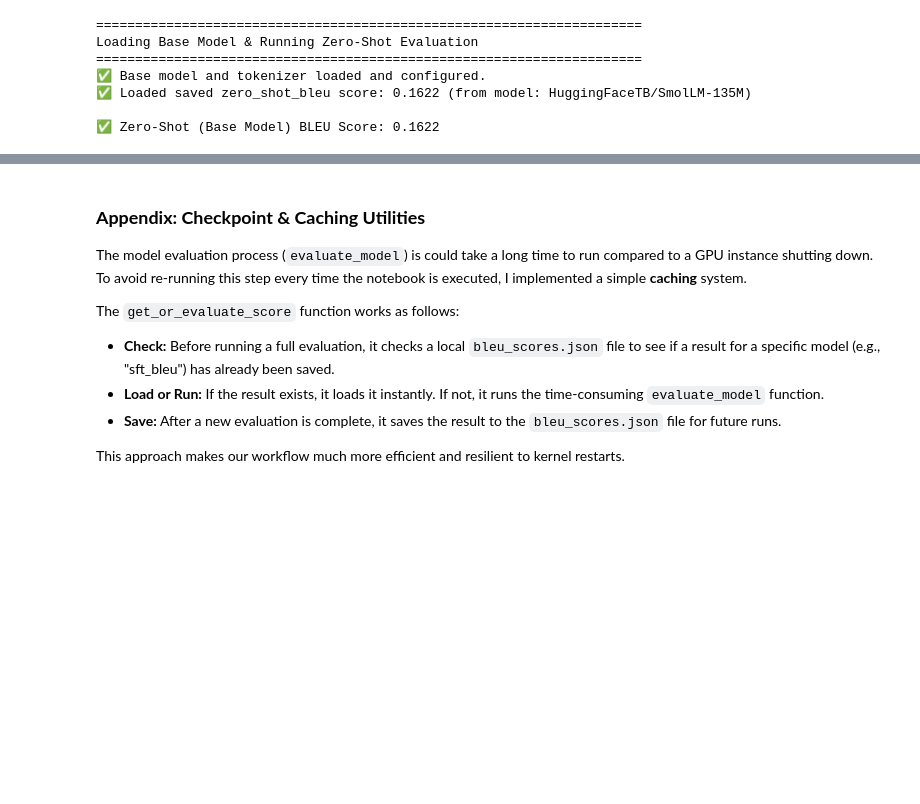
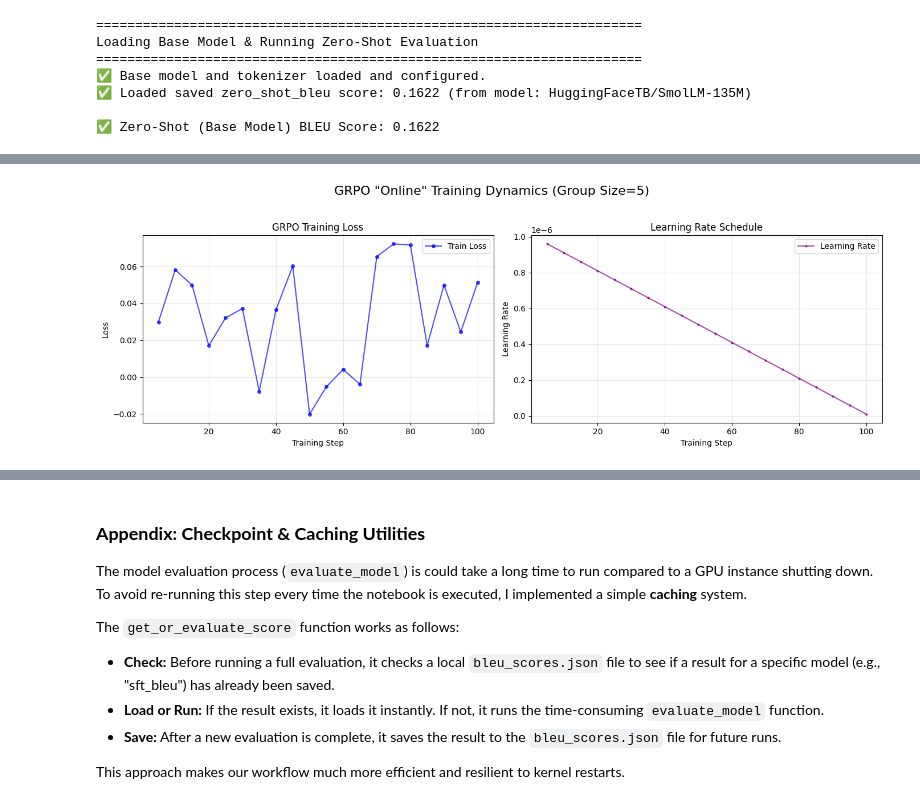
Before and after one commit to kulsoom-abdullah/preference-optimization-gec, a Jupyter notebook: preference_optimization_pipeline.ipynb, the cells around one changed output, grey strips where cells are left out. Saved outputs shown, nothing was run; the diff lists cells and outputs as text; code cells hidden in the pictures; blank space fills up the shorter version.

```diff
--- a/preference_optimization_pipeline.ipynb
+++ b/preference_optimization_pipeline.ipynb
@@ -184,7 +184,7 @@ class BLEUEvaluationCallback(TrainerCallback):
       self.best_bleu_step = 0
       self.bleu_history = []
 
-  def on_evaluate(self, args, state, control, model, **kwargs):
+  def on_evaluate(self, args, state, control, model, metrics, **kwargs):  # ← Add 'metrics' param!
       print(f"\n📊 Calculating BLEU at step {state.global_step}...")
 
       # Use SERIAL evaluation (accurate)
@@ -192,6 +192,10 @@ class BLEUEvaluationCallback(TrainerCallback):
 
       self.bleu_history.append({"step": state.global_step, "bleu": bleu})
 
+      # ✅ FIX: Add to metrics dict (trainer needs this!)
+      metrics['eval_bleu'] = bleu
+
+      # Also add to log history (for plotting)
       if state.log_history:
           state.log_history[-1]["eval_bleu"] = bleu
 
@@ -261,0 +250,7 @@ print("✅ Formatting functions defined")
+# %%
+def format_text(text: str) -> str:
+  """Format input for inference (matches SFT training format)."""
+  # NO trailing space - space is in the completion!
+  return f"Fix grammatically: {text}\n\nCorrected:"
+
+print("✅ format_text updated (no trailing space)")
@@ -3765,0 +3073,68 @@ This project successfully demonstrated an end-to-end alignment workflow.
+# %%
+# ============================================================
+# GRPO TRAINING DYNAMICS ANALYSIS
+# ============================================================
+print("\n" + "="*70)
+print("📈 GRPO TRAINING DYNAMICS ANALYSIS")
+print("="*70)
+
+# --- 1. Load the log history ---
+log_history = []
+log_file = "./models/grpo_smart_online_model/log_history.json"
+
+try:
+    with open(log_file, 'r') as f:
+        log_history = json.load(f)
+    print(f"✅ Loaded training log from {log_file}")
+except FileNotFoundError:
+    print(f"❌ ERROR: Log file not found at {log_file}")
+except Exception as e:
+    print(f"❌ ERROR: Failed to load log: {e}")
+
+# --- 2. Extract metrics ---
+train_steps = []
+train_losses = []
+learning_rates = []
+
+if not log_history:
+    print("⚠️ No log history found. Cannot generate plots.")
+else:
+    for entry in log_history:
+        if 'loss' in entry:
+            train_steps.append(entry['step'])
+            train_losses.append(entry['loss'])
+        if 'learning_rate' in entry:
+            learning_rates.append(entry['learning_rate'])
+
+    # --- 3. Create Plots ---
+    fig, axes = plt.subplots(1, 2, figsize=(14, 5))
+    fig.suptitle('GRPO "Online" Training Dynamics (Group Size=5)', fontsize=16)
+
+    # Plot 1: Training Loss
+    axes[0].plot(train_steps, train_losses, label='Train Loss', alpha=0.7, marker='o', markersize=4, color='blue')
+    axes[0].set_xlabel('Training Step')
+    axes[0].set_ylabel('Loss')
+    axes[0].set_title('GRPO Training Loss')
+    axes[0].legend()
+    axes[0].grid(alpha=0.3)
+
+    # Plot 2: Learning Rate
+    if learning_rates:
+        # We only have one LR value per step, so use the same steps
+        lr_steps = [e['step'] for e in log_history if 'learning_rate' in e]
+        axes[1].plot(lr_steps, learning_rates,
+                        label='Learning Rate', alpha=0.7, marker='.', markersize=4, color='purple')
+        axes[1].set_xlabel('Training Step')
+        axes[1].set_ylabel('Learning Rate')
+        axes[1].set_title('Learning Rate Schedule')
+        axes[1].legend()
+        axes[1].grid(alpha=0.3)
+
+    plt.tight_layout(rect=[0, 0.03, 1, 0.95]) # Adjust for suptitle
+
+    # Save plot
+    os.makedirs('./images', exist_ok=True)
+    plt.savefig('./images/grpo_training_dynamics_final.png', dpi=150, bbox_inches='tight')
+    print("✅ Training dynamics plot saved: ./images/grpo_training_dynamics_final.png")
+    plt.show()
+# %% [output]
@@ -3765,0 +3146 @@ This project successfully demonstrated an end-to-end alignment workflow.
+[figure, added]
```
Also changed, not shown: parts of 78 cells of this notebook, 10 other files.
